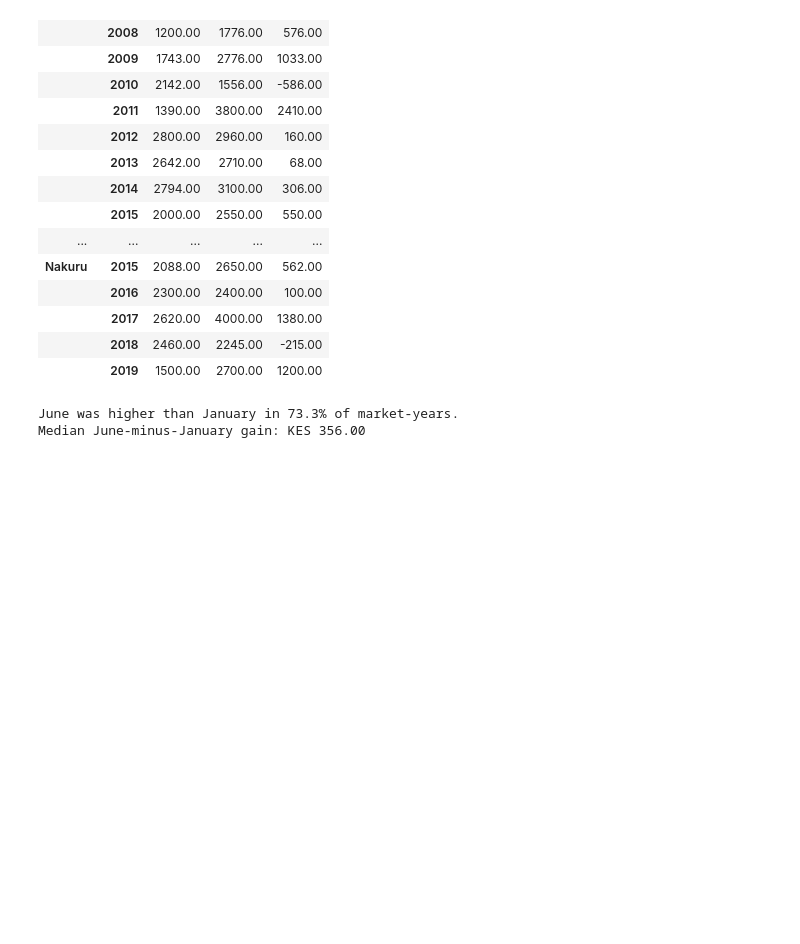
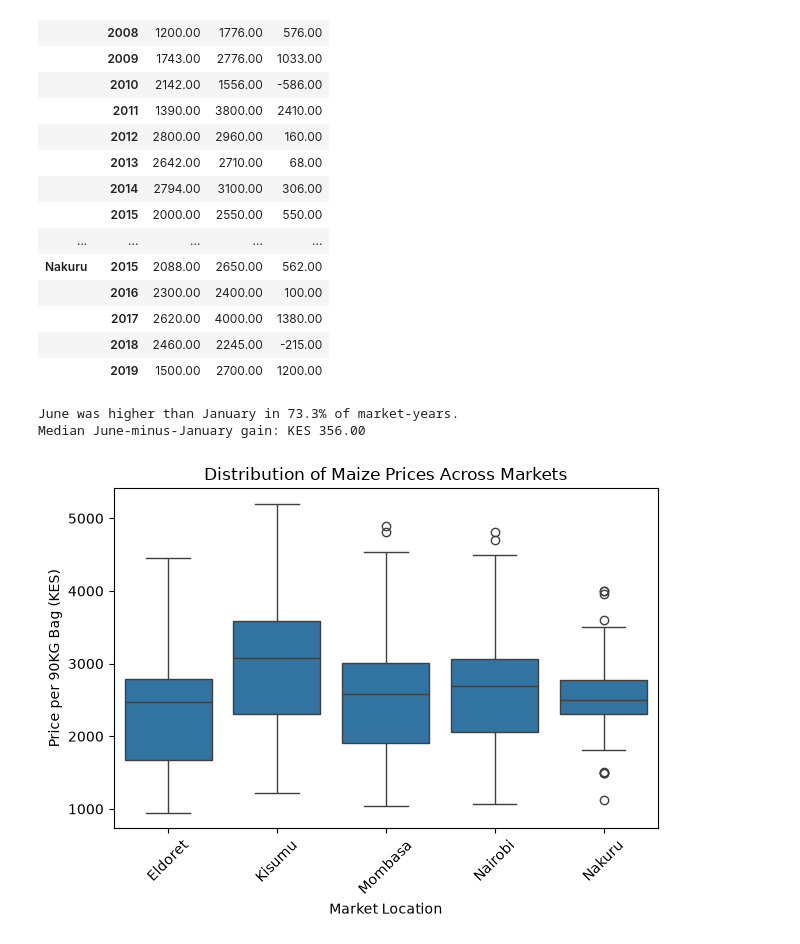
Before and after one commit to NantegeJosephine/Kenya-market-analysis, a Jupyter notebook: analysis.ipynb, the cells around one changed output. Cells and saved outputs as stored; diff of their text form; code cells hidden in the pictures; blank space fills up the shorter version.

```diff
--- a/analysis.ipynb
+++ b/analysis.ipynb
@@ -358,3 +363,15 @@ print(f"Median June-minus-January gain: KES {median_gain:.2f}")
 # %% [output]
 June was higher than January in 73.3% of market-years.
 Median June-minus-January gain: KES 356.00
+# %%
+
+# 2. Draw the boxplot
+sns.boxplot(data=df_maize, x="market", y="price_kes")
+plt.title("Distribution of Maize Prices Across Markets")
+plt.xlabel("Market Location")
+plt.ylabel("Price per 90KG Bag (KES)")
+plt.xticks(rotation=45)
+plt.tight_layout()
+plt.show()
+# %% [output]
+[figure, added]
```
Also changed, not shown: parts of 12 cells of this notebook, 2 other files.
